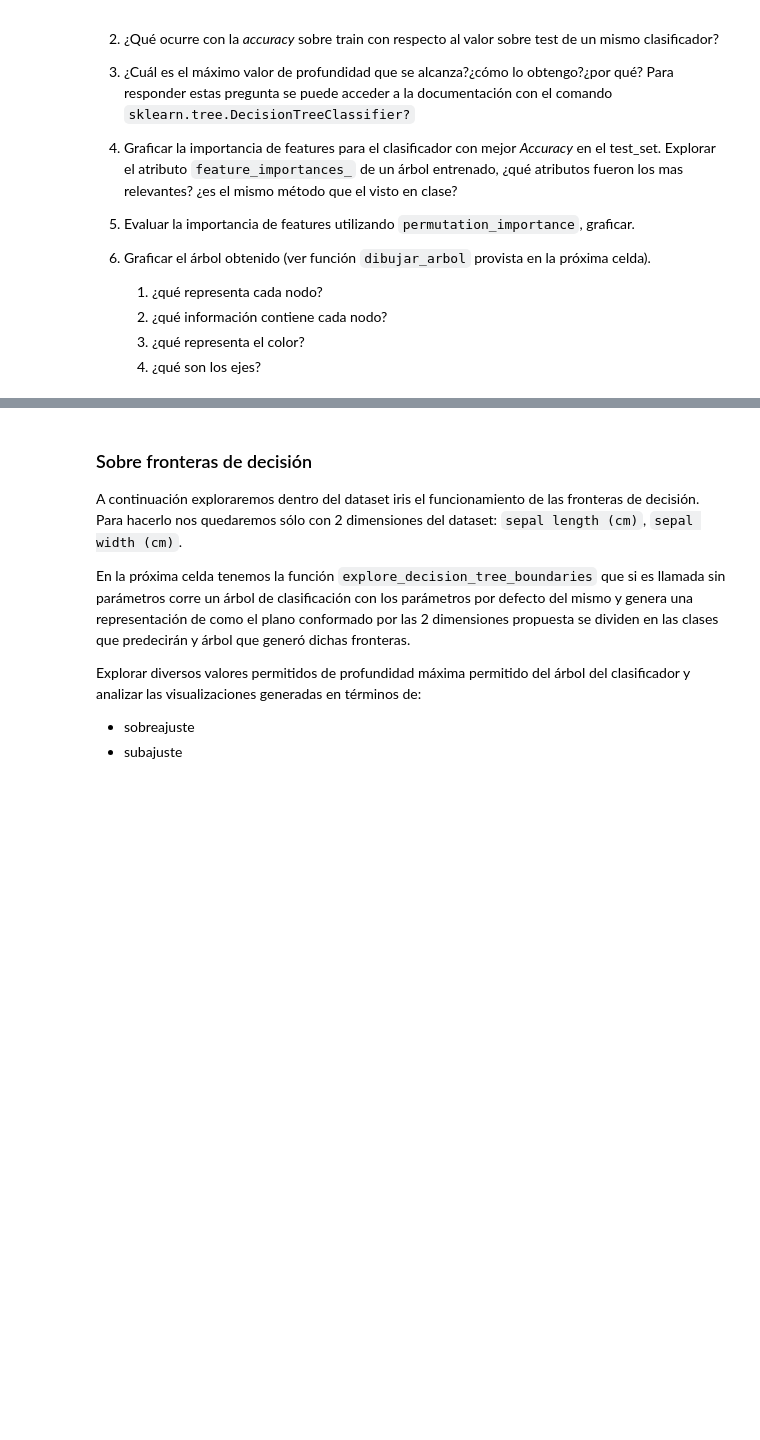
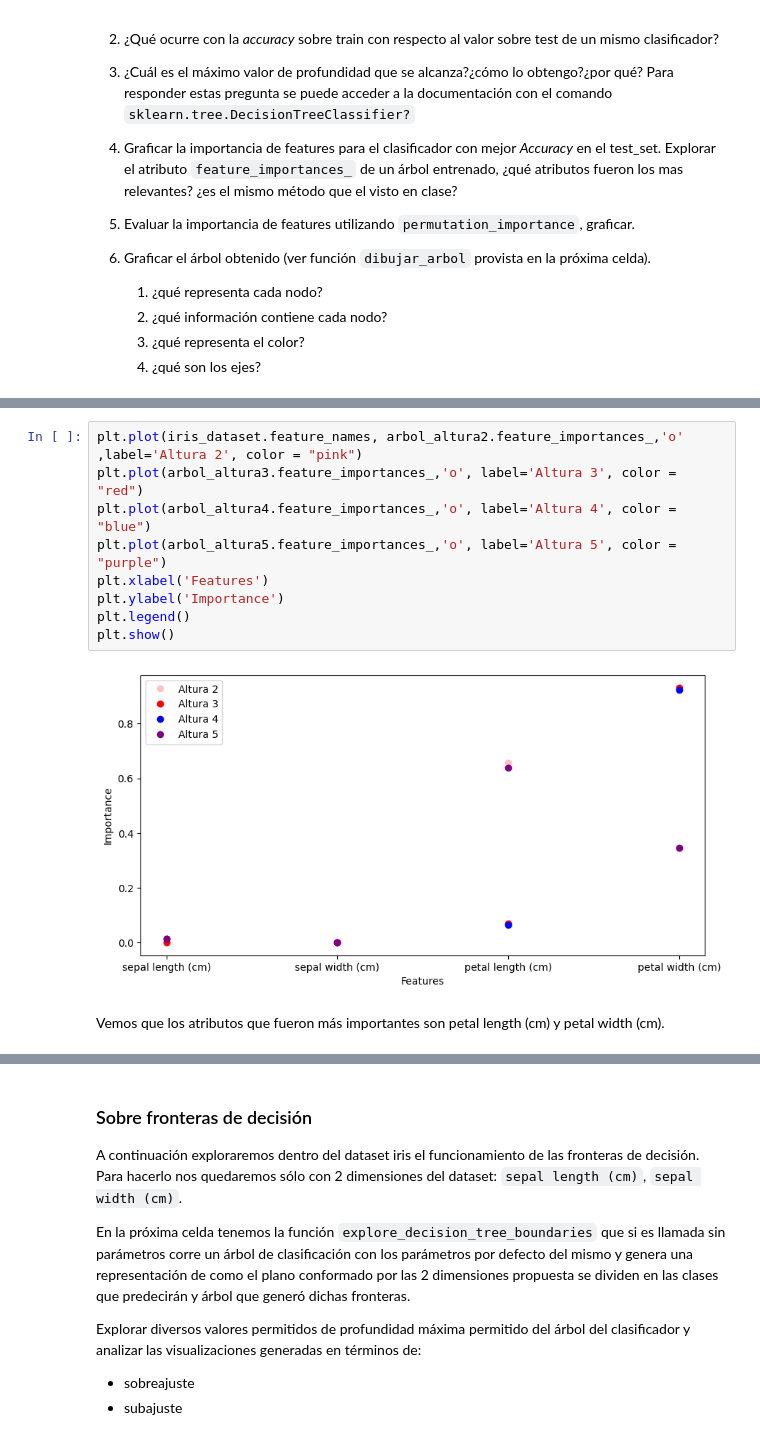
Before and after one commit to solcalloni/machine-learning, a Jupyter notebook: notebook_03_arboles_de_decision_sklearn-published.ipynb, the cells around one changed output, grey strips where cells are left out. Drawn from its saved outputs; the diff is of its cells as text; blank space fills up the shorter version.

```diff
--- a/notebook_03_arboles_de_decision_sklearn-published.ipynb
+++ b/notebook_03_arboles_de_decision_sklearn-published.ipynb
@@ -217,0 +529,13 @@ print(f"Score sobre el test set: {arbol.score(X_test, y_test):.2f}  ¿qué indic
+# %%
+plt.plot(iris_dataset.feature_names, arbol_altura2.feature_importances_,'o' ,label='Altura 2', color = "pink")
+plt.plot(arbol_altura3.feature_importances_,'o', label='Altura 3', color = "red")
+plt.plot(arbol_altura4.feature_importances_,'o', label='Altura 4', color = "blue")
+plt.plot(arbol_altura5.feature_importances_,'o', label='Altura 5', color = "purple")
+plt.xlabel('Features')
+plt.ylabel('Importance')
+plt.legend()
+plt.show()
+# %% [output]
+[figure, added]
+# %% [markdown]
+Vemos que los atributos que fueron más importantes son petal length (cm) y petal width (cm).
```
Also changed, not shown: parts of 46 cells of this notebook.
